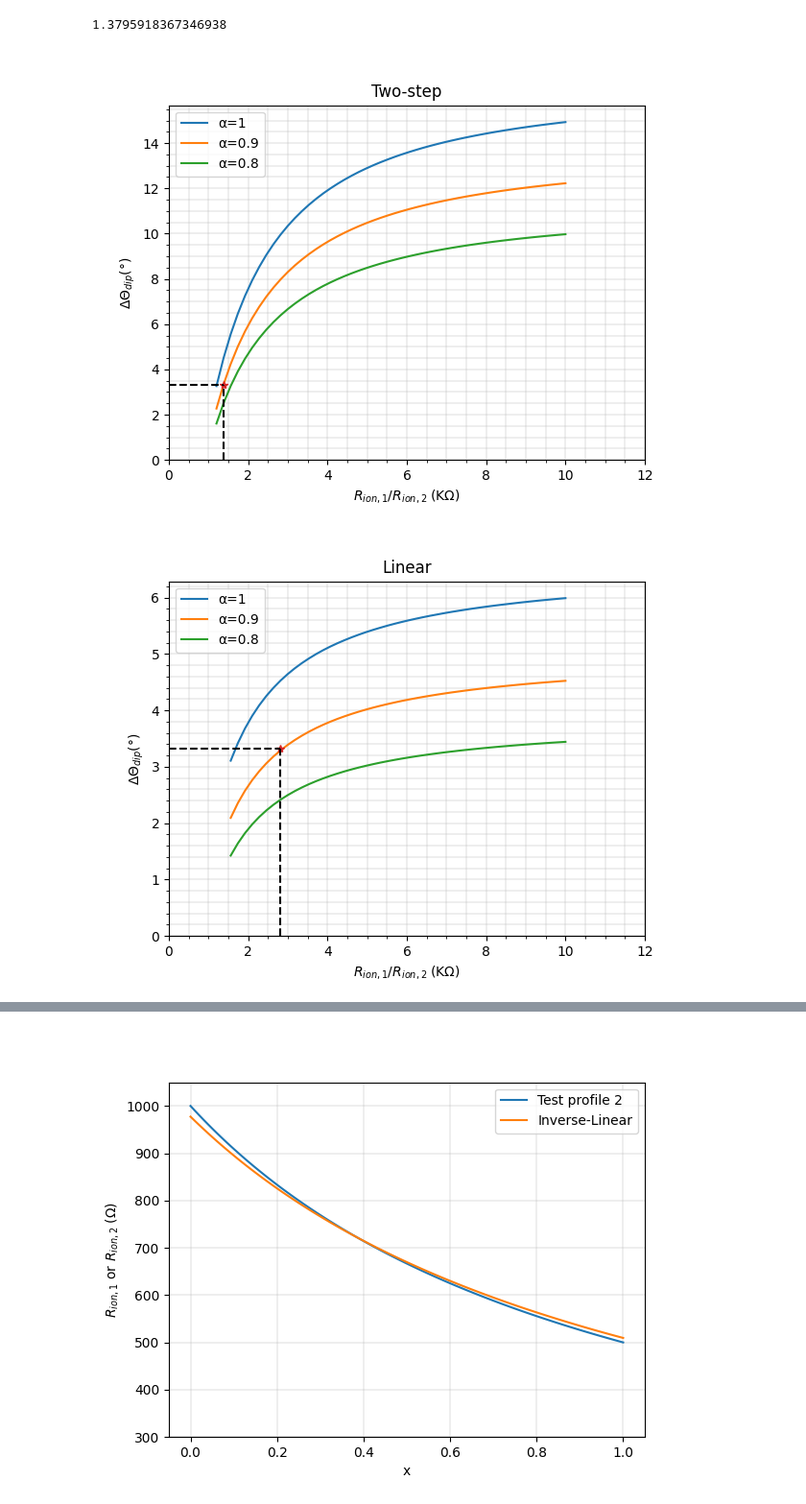
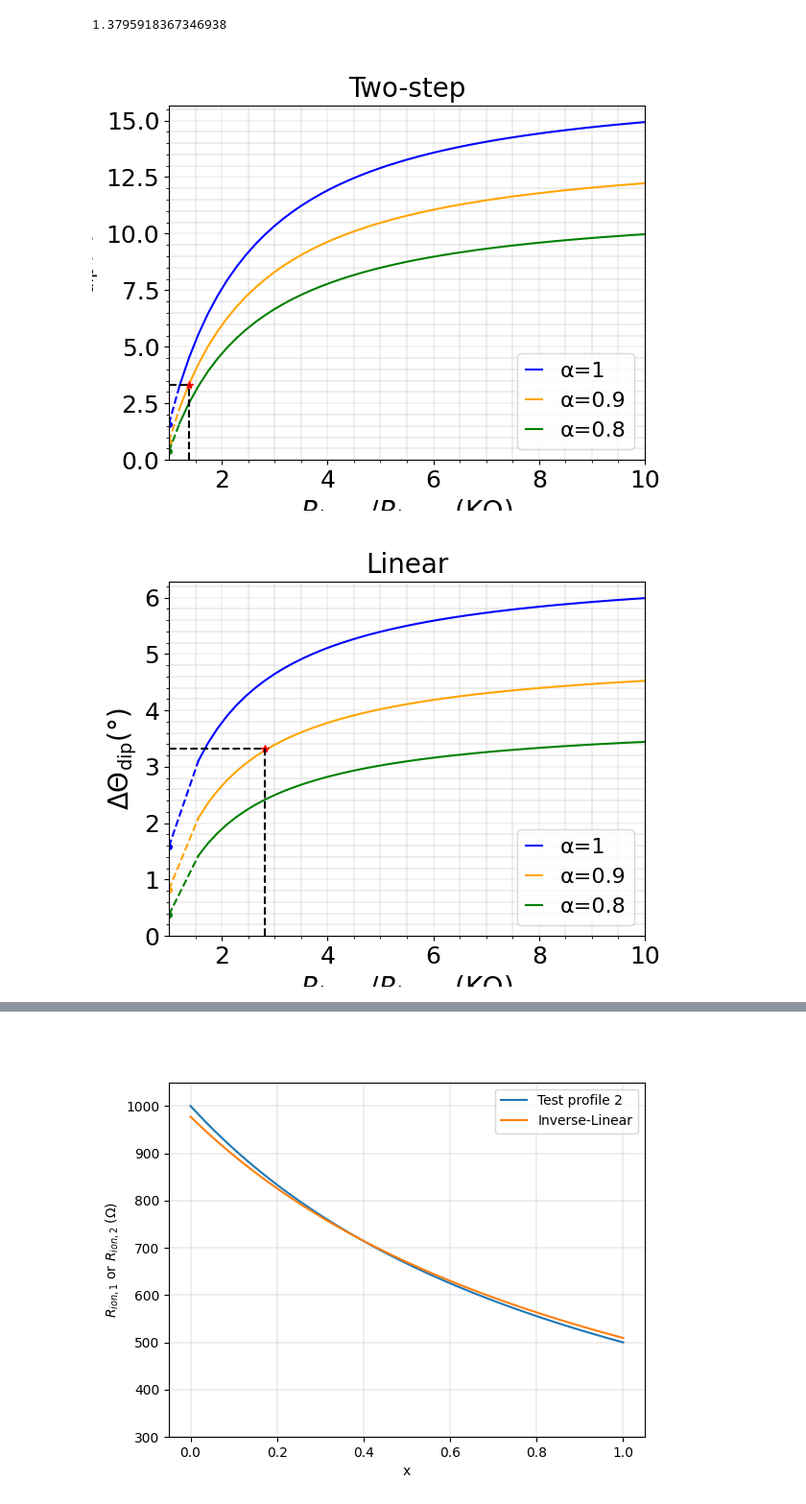
Before and after one commit to Yugal0/fitting-gen-arbitrary-eis, a Jupyter notebook: main_prof_2.ipynb, the cells around one changed output, grey strips where cells are left out. Shown at 96% size. Cells and saved outputs as stored; diff of their text form; code cells hidden in the pictures.

```diff
--- a/main_prof_2.ipynb
+++ b/main_prof_2.ipynb
@@ -145,34 +145,48 @@ R1_by_R2_two
 # %%
 fig,axtwo=plt.subplots()
 fig1,axlin=plt.subplots()
 fig2,axilin=plt.subplots()
 x=ratio_range
 
 crap_till_lin=2
 
-for idx1,ax,fg,title in zip([0,1,2],(axtwo,axlin,axilin),(fig,fig1,fig2),("Two-step","Linear","Inverse-Linear")):
-    for idx2,a in zip([0,1,2],[1,0.9,0.8]):
+for idx1,ax,fg,title in zip([0,1,2],(axtwo,axlin,axilin),(fig,fig1,fig2),("Two-step","Linear","Inverse Linear")):
+    for idx2,a,dip_at_1,clr in zip([0,1,2],[1,0.9,0.8],[1.5851811596605216,0.8214241785638094,0.3754053863537834],["blue","orange","green"]):
         if(idx1==1):
-            ax.plot(ratio_range[crap_till_lin:],theta_list[idx1][idx2][crap_till_lin:],label=f"α={a}")
+            ax.plot(1,dip_at_1,"o",ms=4,color=clr)
+            ax.plot([1,ratio_range[crap_till_lin:][0]],[dip_at_1,theta_list[idx1][idx2][crap_till_lin:][0]],linestyle="--",color=clr)
+            # ax.plot(np.hstack(([1],ratio_range[crap_till_lin:])),np.hstack((dip_at_1,theta_list[idx1][idx2][crap_till_lin:])),label=f"α={a}",color=clr)
+            ax.plot(ratio_range[crap_till_lin:],theta_list[idx1][idx2][crap_till_lin:],label=f"α={a}",color=clr)
 
         else:
-            ax.plot(ratio_range,theta_list[idx1][idx2],label=f"α={a}")
+            ax.plot(1,dip_at_1,"o",ms=4,color=clr)
+            ax.plot([1,ratio_range[0]],[dip_at_1,theta_list[idx1][idx2][0]],linestyle="--",color=clr)
+            # ax.plot(np.hstack(([1],ratio_range)),np.hstack((dip_at_1,theta_list[idx1][idx2])),label=f"α={a}",color=clr)
+            ax.plot(ratio_range,theta_list[idx1][idx2],label=f"α={a}",color=clr)
             # ax.plot(ratio_range[find_index_of_nearest(theta_list[idx1][1],dip_angle)],dip_angle,"*")
+        # ax.plot(1,dip_at_1,"o")
         ax.xaxis.set_minor_locator(MultipleLocator(0.5))
         ax.yaxis.set_minor_locator(MultipleLocator(0.5))
         ax.legend()
         ax.grid(which="both",linewidth=0.3)
         ax.minorticks_on()
-        ax.set_xlabel("$R_{ion,1}$/$R_{ion,2}\;$(K$\Omega$)")
-        ax.set_ylabel("$\Delta \Theta_{dip} (\degree)$")
-        ax.set_title(title)
-    ax.plot(ratio_range[find_index_of_nearest(theta_list[idx1][1],dip_angle)],dip_angle,"*")
+        ax.set_xlabel("$R_{\mathrm{ion},1}$/$R_{\mathrm{ion},2}\;$(K$\Omega$)",fontsize=20)
+        ax.set_ylabel("$\Delta \Theta_{\mathrm{dip}} (\degree)$",fontsize=20)
+        ax.set_title(title,fontsize=20)
+        # ax.set_xlim(0,10)
+        # ax.set_xlim(0,10)
+    ax.plot(ratio_range[find_index_of_nearest(theta_list[idx1][1],dip_angle)],dip_angle,"*",color="red")
     ax.plot([ratio_range[find_index_of_nearest(theta_list[idx1][1],dip_angle)],ratio_range[find_index_of_nearest(theta_list[idx1][1],dip_angle)]],[0,dip_angle],"--",color="black")
     ax.plot([0,ratio_range[find_index_of_nearest(theta_list[idx1][1],dip_angle)]],[dip_angle,dip_angle],"--",color="black")
-    ax.set_xlim(0,12)
+    ax.set_xlim(1,10)
+    ax.tick_params(labelsize=18)
+    # ax.set_xlabel("x",fontsize=20)
+    ax.legend(fontsize=16,handlelength=0.8)
+    ax.grid(linewidth=0.2)
+    # ax.plot(,"--",color)
     # ax.set_ymargin(1)
     ax.set_ylim(0)
-    fg.savefig(f"figs2/prof_2_dip_{title}.png",dpi=300)
+    fg.savefig(f"figs2/prof2_dipvsR1R2_{title}.png",dpi=500,bbox_inches="tight")
 # %% [output]
-[figure, old version]
+[figure, new version]
-[figure, old version]
+[figure, new version]
```
Also changed, not shown: parts of 2 cells of this notebook, 17 other files.
